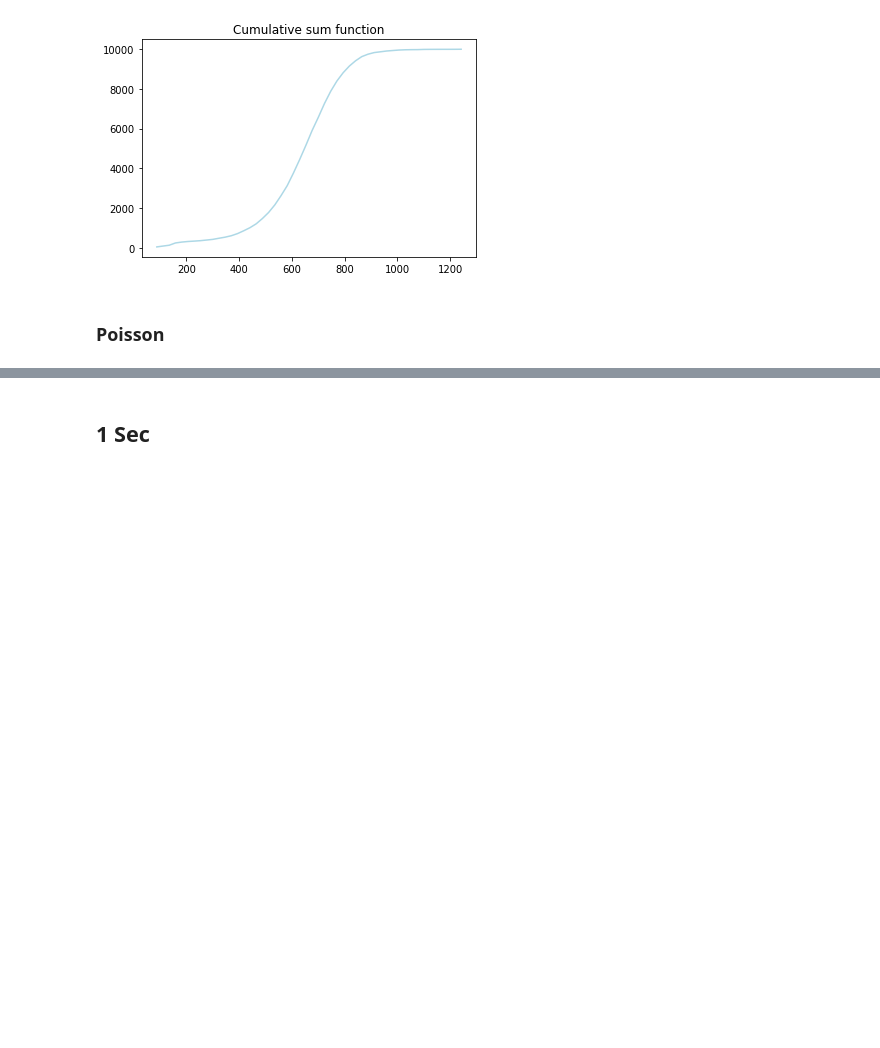
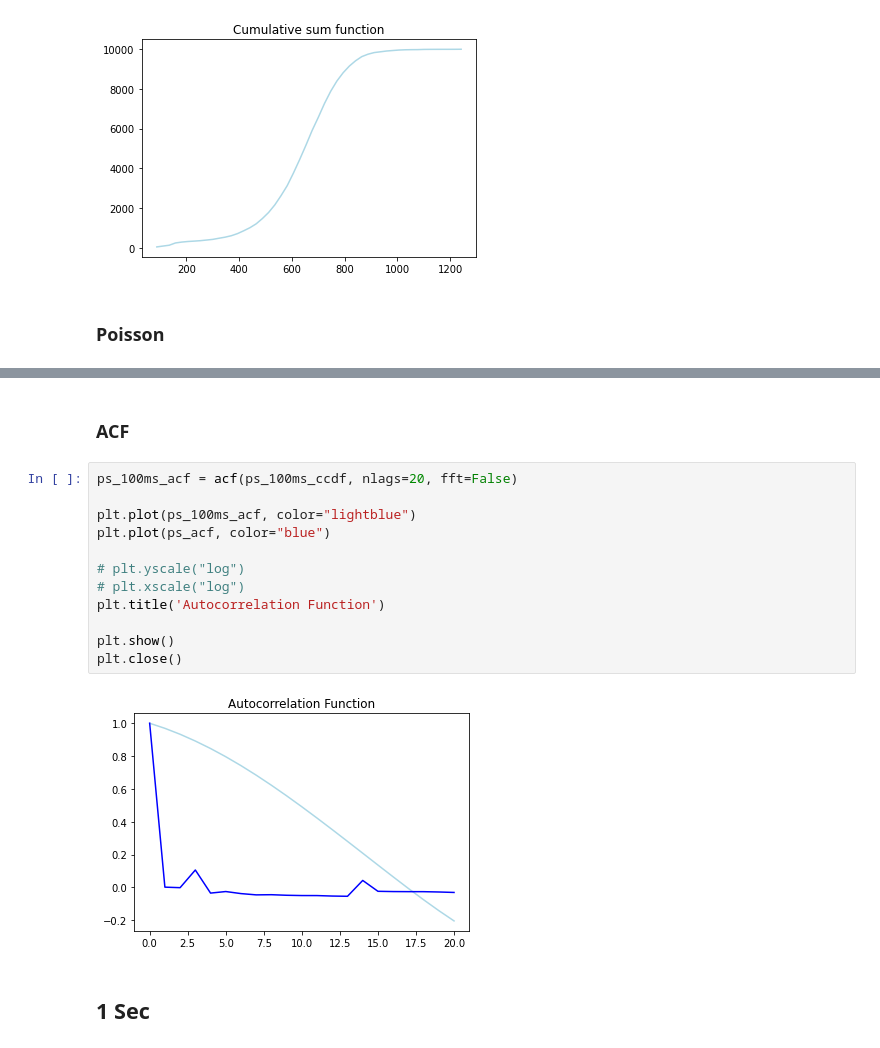
Before and after one commit to caioeverest/mscc, a Jupyter notebook: Final.ipynb, the cells around one changed output, grey strips where cells are left out. Saved outputs shown, nothing was run; the diff lists cells and outputs as text; blank space fills up the shorter version.

```diff
--- a/Final.ipynb
+++ b/Final.ipynb
@@ -184,3 +223,19 @@ Text(0, 0.5, 'P(X=k)')
+# %% [markdown]
+### ACF
+# %%
+ps_100ms_acf = acf(ps_100ms_ccdf, nlags=20, fft=False)
+
+plt.plot(ps_100ms_acf, color="lightblue")
+plt.plot(ps_acf, color="blue")
+
+# plt.yscale("log")
+# plt.xscale("log")
+plt.title('Autocorrelation Function')
+
+plt.show()
+plt.close()
+# %% [output]
+[figure, added]
 # %% [markdown]
 ## 1 Sec
 # %% [markdown]
```
Also changed, not shown: parts of 32 cells of this notebook.
